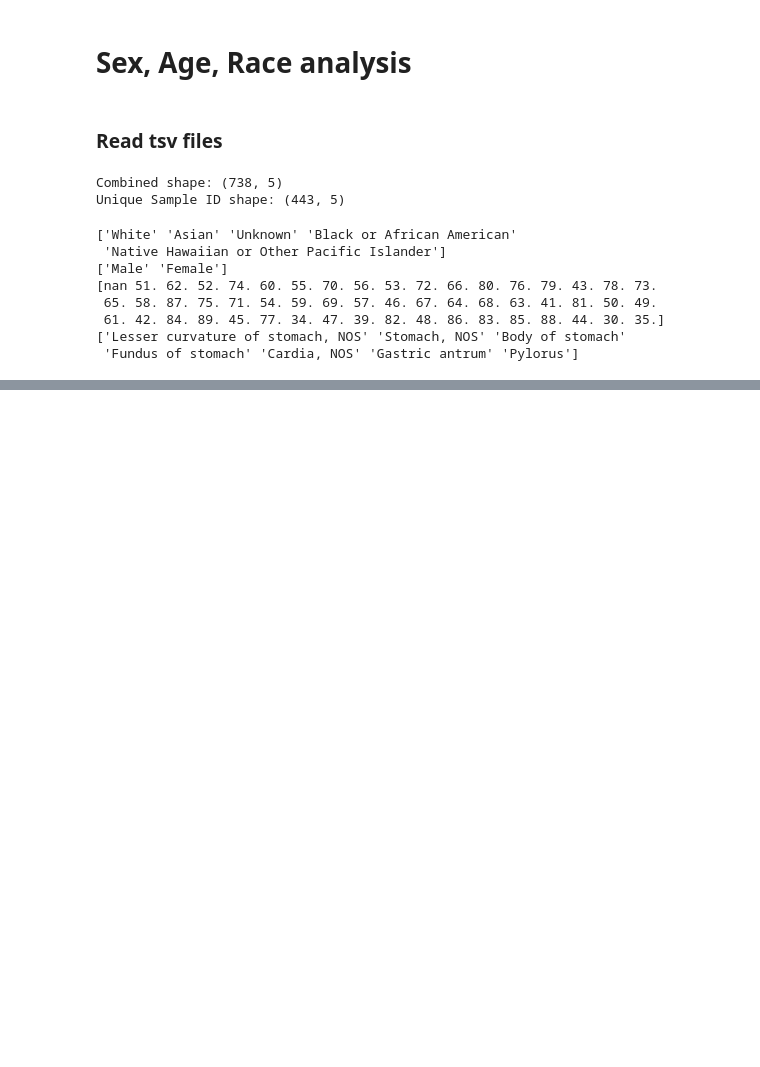
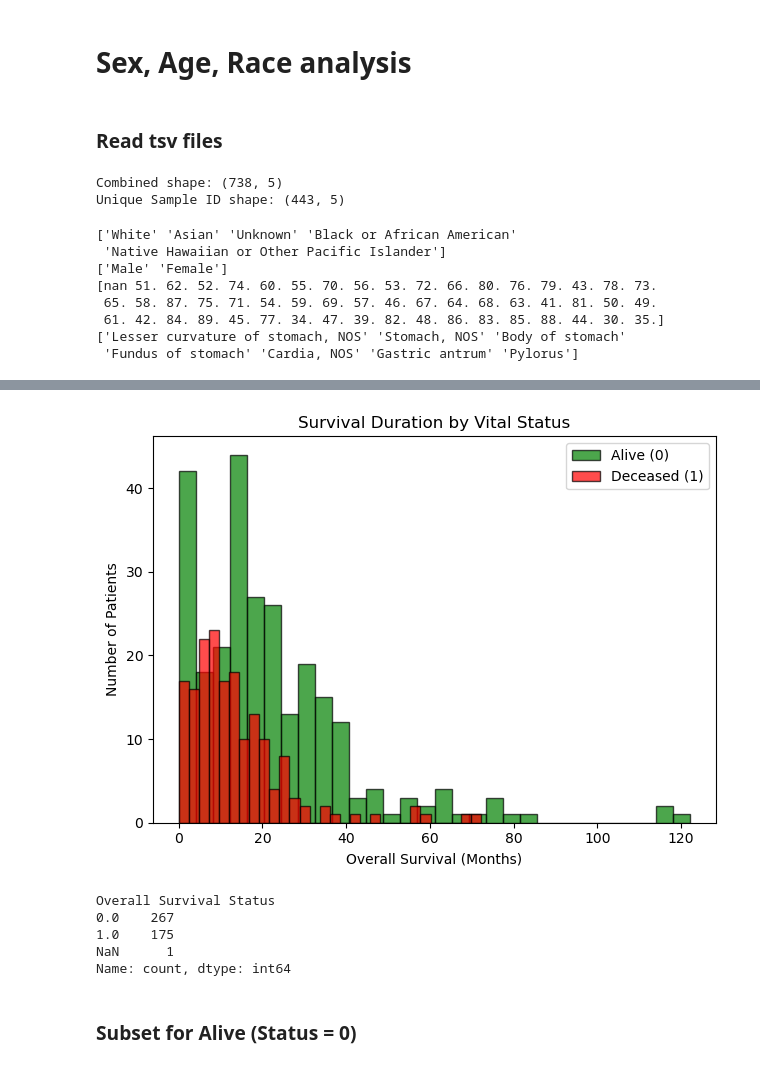
Before and after one commit to atanugiri/gastric-cancer, a Jupyter notebook: 00_data_analysis.ipynb, the cells around one changed output, grey strips where cells are left out. Saved outputs shown, nothing was run; the diff lists cells and outputs as text; code cells hidden in the pictures; blank space fills up the shorter version.

```diff
--- a/00_data_analysis.ipynb
+++ b/00_data_analysis.ipynb
@@ -169,0 +267,30 @@ print(combined_df['Anatomic Region'].unique())
+# %%
+import matplotlib.pyplot as plt
+
+# Separate data
+alive = df[df["Overall Survival Status"] == 0]["Overall Survival (Months)"].dropna()
+deceased = df[df["Overall Survival Status"] == 1]["Overall Survival (Months)"].dropna()
+
+# Plot
+plt.hist(alive, bins=30, alpha=0.7, label='Alive (0)', color='green', edgecolor='black')
+plt.hist(deceased, bins=30, alpha=0.7, label='Deceased (1)', color='red', edgecolor='black')
+
+plt.xlabel("Overall Survival (Months)")
+plt.ylabel("Number of Patients")
+plt.title("Survival Duration by Vital Status")
+plt.legend()
+plt.tight_layout()
+plt.show()
+# %% [output]
+[figure, added]
+# %%
+counts = df["Overall Survival Status"].value_counts(dropna=False)
+print(counts)
+# %% [output]
+Overall Survival Status
+0.0    267
+1.0    175
+NaN      1
+Name: count, dtype: int64
+# %% [markdown]
+### Subset for Alive (Status = 0)
```
Also changed, not shown: parts of 15 cells of this notebook.
